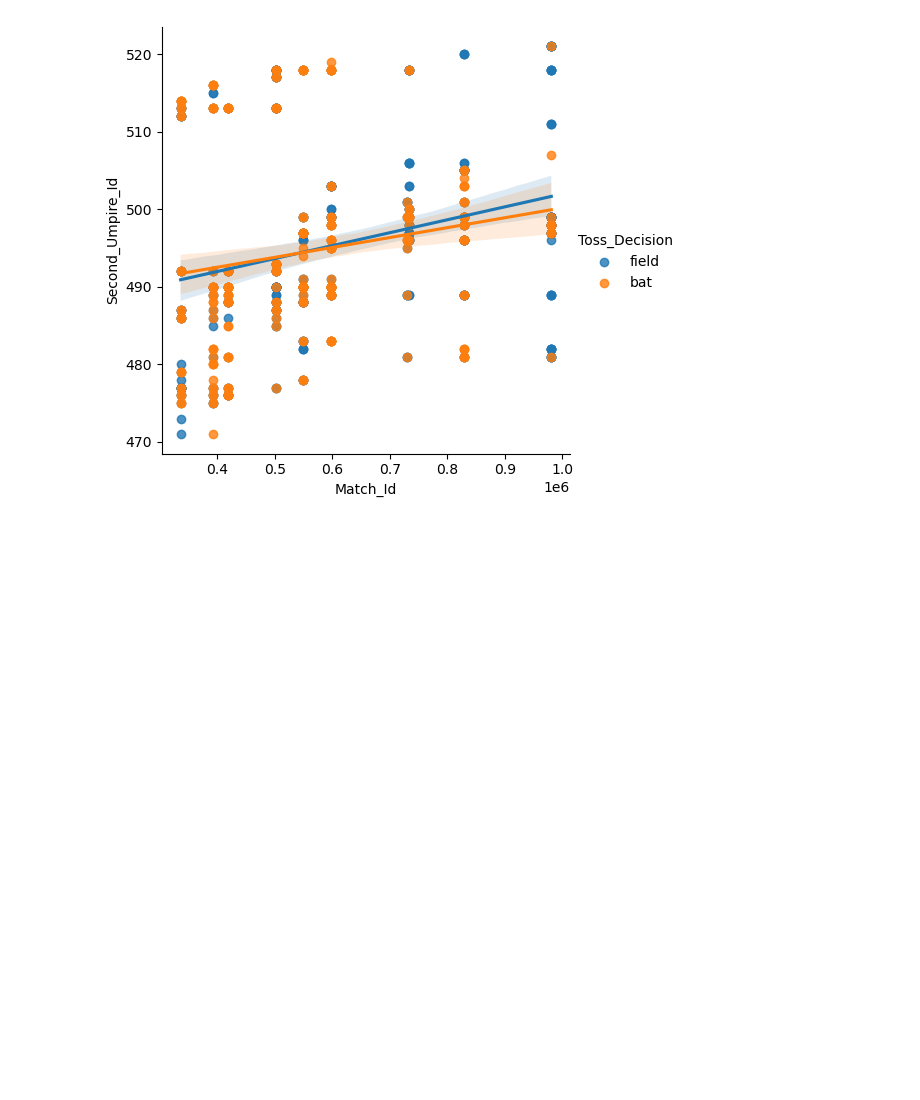
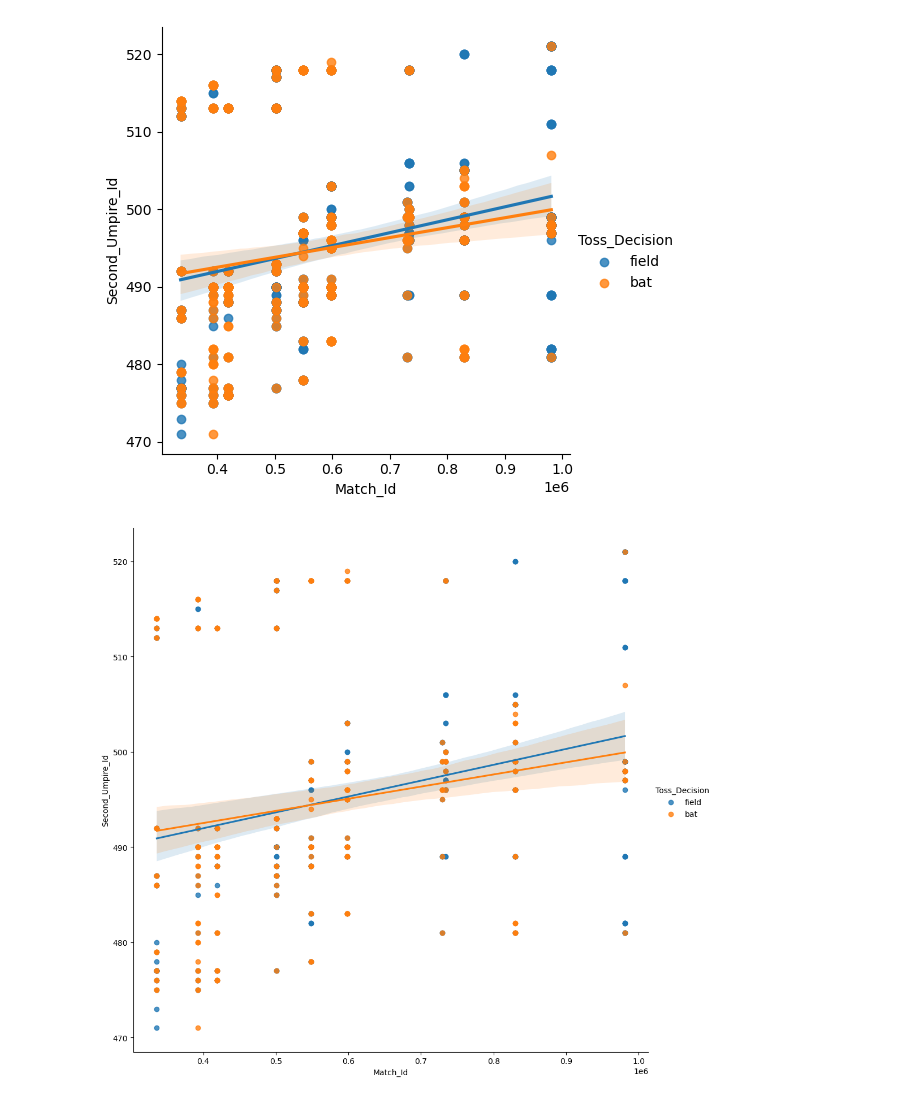
Before and after one commit to Rahul-shingade/Numpy, a Jupyter notebook: Numpy.ipynb, the cells around one changed output. Saved outputs shown, nothing was run; the diff lists cells and outputs as text; code cells hidden in the pictures; blank space fills up the shorter version.

```diff
--- a/Numpy.ipynb
+++ b/Numpy.ipynb
@@ -748,4 +748,6 @@ vis1 = sns.lmplot(data =df, x="Match_Id", y="Second_Umpire_Id", fit_reg = True,
 # %% [output]
 [figure]
 # %%
-#vis1 = sns.lmplot(data =df, x="Match_Id", y="Second_Umpire_Id", fit_reg = True, hue = 'Toss_Decision', height =10)
+vis1 = sns.lmplot(data =df, x="Match_Id", y="Second_Umpire_Id", fit_reg = True, hue = 'Toss_Decision', height =10)
+# %% [output]
+[figure, added]
```
